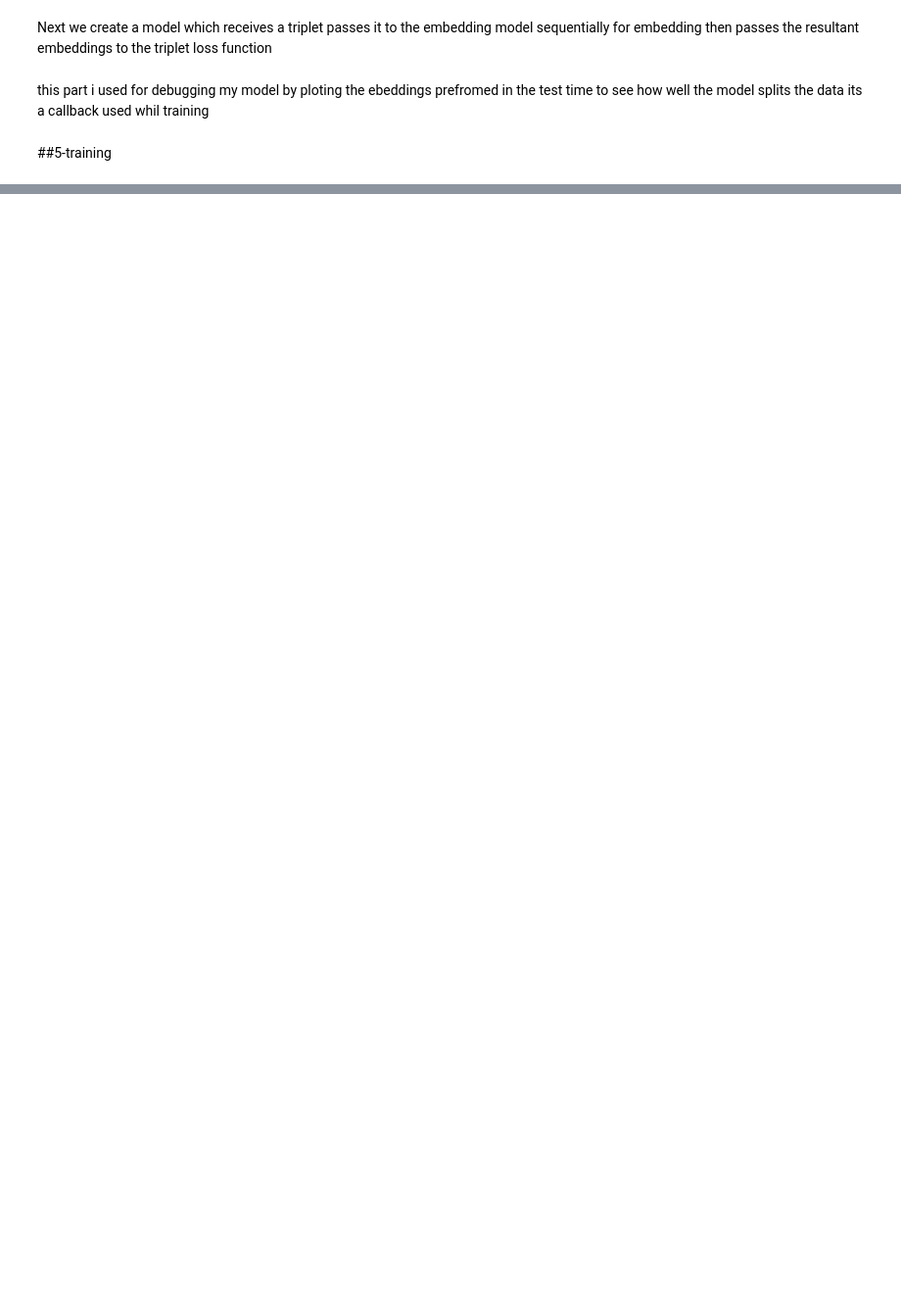
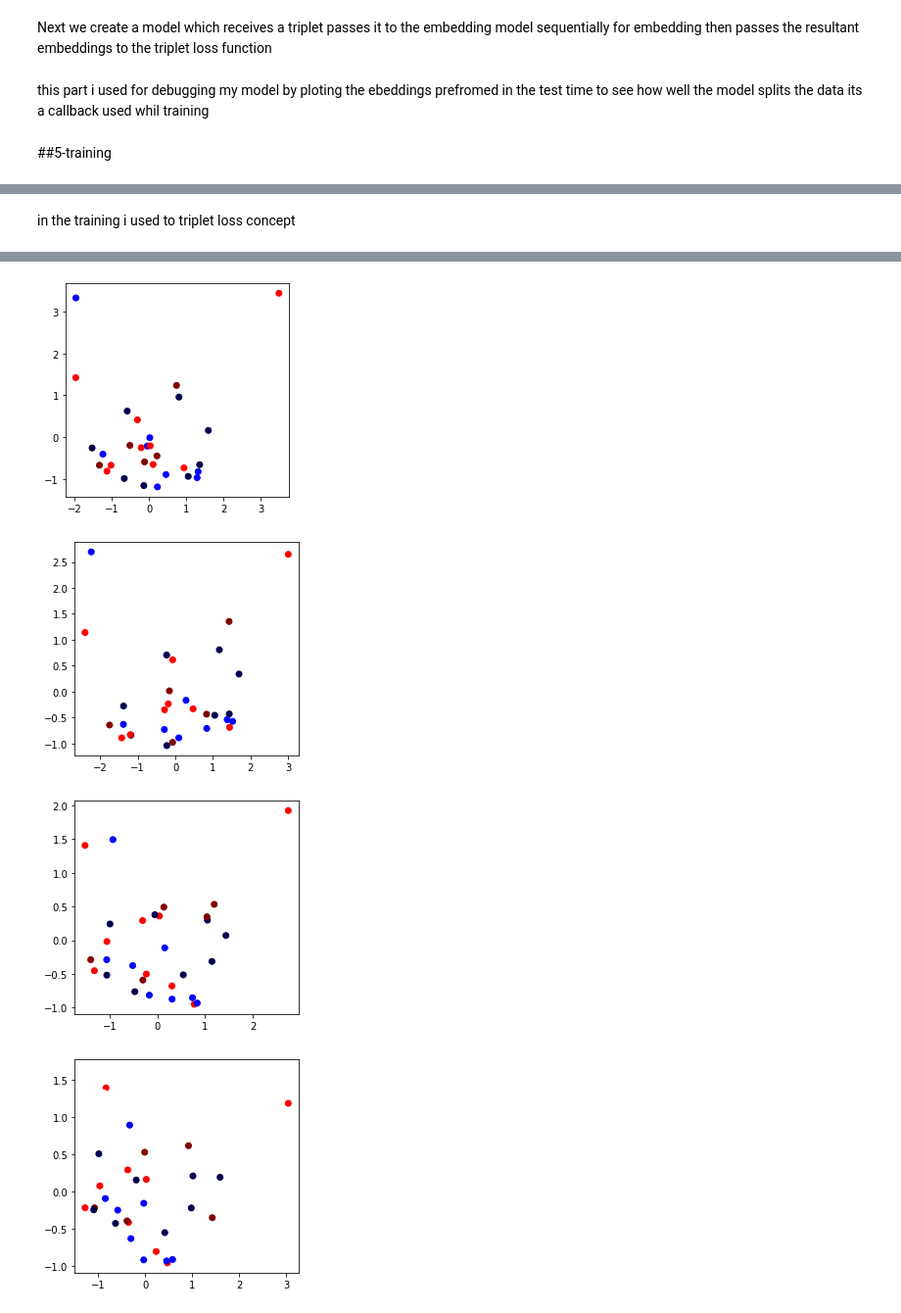
Before and after one commit to nehdiii/greek_gods_status_recognition_useing_siamese_networks, a Jupyter notebook: siamese_triplet_loss.ipynb, the cells around one changed output, grey strips where cells are left out. Shown at 98% size. Cells and saved outputs as stored; diff of their text form; code cells hidden in the pictures; blank space fills up the shorter version.

```diff
--- a/siamese_triplet_loss.ipynb
+++ b/siamese_triplet_loss.ipynb
@@ -267,8 +277,8 @@ def create_hard_batch(batch_size, num_hard, split = "train"):
 The SNN is defined in two parts First we must create the embedding model This model receives an input image and generates a d-dimensional embedding here i will use many examples of deep network and the pick the best will start with resnet50 and mobilenet v2 .. i will train the deep net with imagnet is pre-trained net that can classify 1000 classes also i blocked all the network
 (eg some trained layers) and activated some layers to train and adapt on our data "conv5_block1_out"
 # %%
-#base_cnn = resnet.ResNet50(weights="imagenet", input_shape=target_shape + (3,), include_top=False,pooling="max")
-base_cnn = tf.keras.applications.mobilenet_v2.MobileNetV2(weights="imagenet", input_shape=(300,300,3), include_top=False,pooling='max')
+base_cnn = resnet.ResNet50(weights="imagenet", input_shape=target_shape + (3,), include_top=False,pooling="max")
+#base_cnn = tf.keras.applications.mobilenet_v2.MobileNetV2(weights="imagenet", input_shape=(300,300,3), include_top=False,pooling='max')
 base_cnn.summary()
 flatten = layers.Flatten()(base_cnn.output)
 dense1 = layers.Dense(512, activation="relu")(flatten)
@@ -418,7 +428,6 @@ class PCAPlotter(tf.keras.callbacks.Callback):
         self.y_test = y_test
         self.fig = plt.figure(figsize=(9, 4))
         self.ax1 = plt.subplot(1, 2, 1)
-        self.ax2 = plt.subplot(1, 2, 2)
         plt.ion()
 
         self.losses = []
@@ -428,11 +437,6 @@ class PCAPlotter(tf.keras.callbacks.Callback):
         pca_out = PCA(n_components=2).fit_transform(x_test_embeddings)
         self.ax1.clear()
         self.ax1.scatter(pca_out[:, 0], pca_out[:, 1], c=self.y_test, cmap='seismic')
-        if plot_loss:
-            self.ax2.clear()
-            self.ax2.plot(range(epoch), self.losses)
-            self.ax2.set_xlabel('Epochs')
-            self.ax2.set_ylabel('Loss')
         self.fig.canvas.draw()
 
     def on_train_begin(self, logs=None):
@@ -443,7 +447,7 @@ class PCAPlotter(tf.keras.callbacks.Callback):
 
     def on_epoch_end(self, epoch, logs=None):
         self.losses.append(logs.get('loss'))
-        self.plot(epoch+1, plot_loss=True)
+        self.plot(epoch+1, plot_loss=False)
 # %% [markdown]
 ##5-training
 # %%
@@ -478,0 +456,15 @@ Epoch 5/5
+# %% [markdown]
+in the training i used to triplet loss concept
+# %%
+epochs = 10
+for i in range(epochs):
+  generate_train_data = create_hard_batch(150,70)
+  generate_test_data = create_hard_batch(150,70,"test")
+  siamese_model.fit(generate_train_data, epochs=1, steps_per_epoch = int(90/10) ,callbacks=[
+          PCAPlotter(
+              plt, embedding,
+              X_test[:34], y_test[:34]
+          )],
+          validation_data = generate_test_data)
+#look at pca plot how the model learning how to split data on each epoch end
+# %% [output]
@@ -478,0 +481,4 @@ Epoch 5/5
+[figure, added]
+[figure, added]
+[figure, added]
+[figure, added]
```
Also changed, not shown: parts of 15 cells of this notebook.
